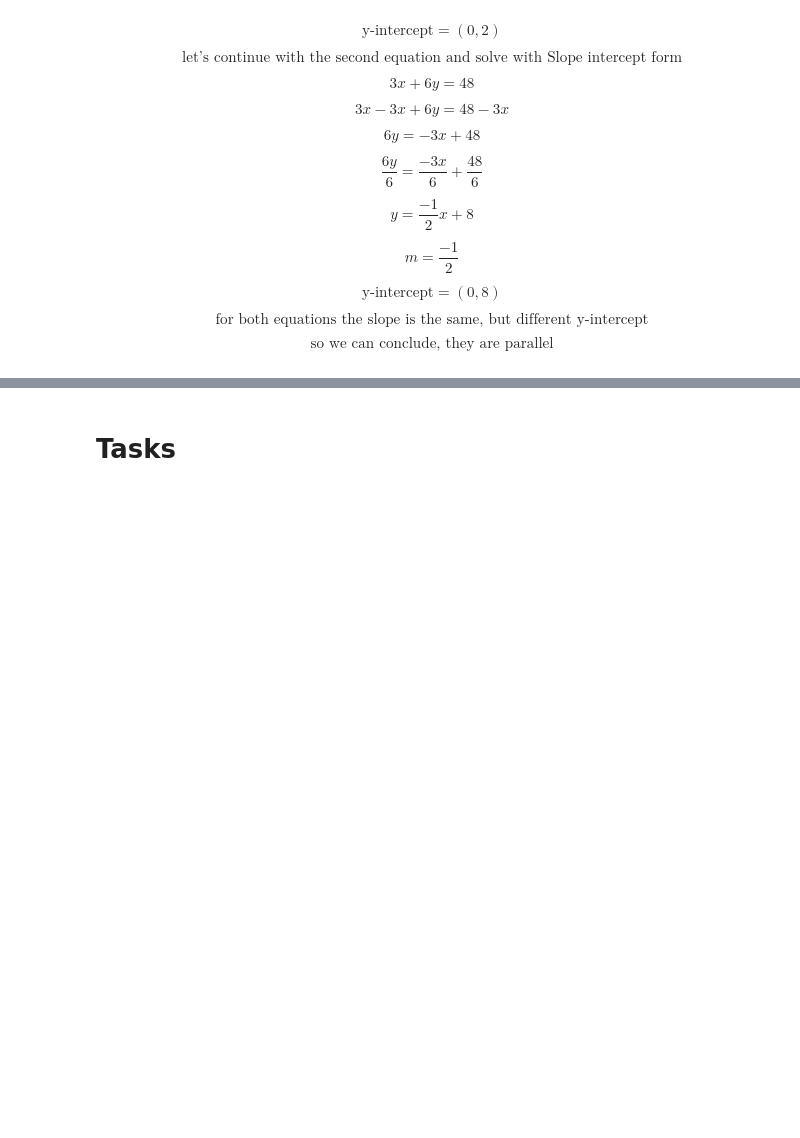
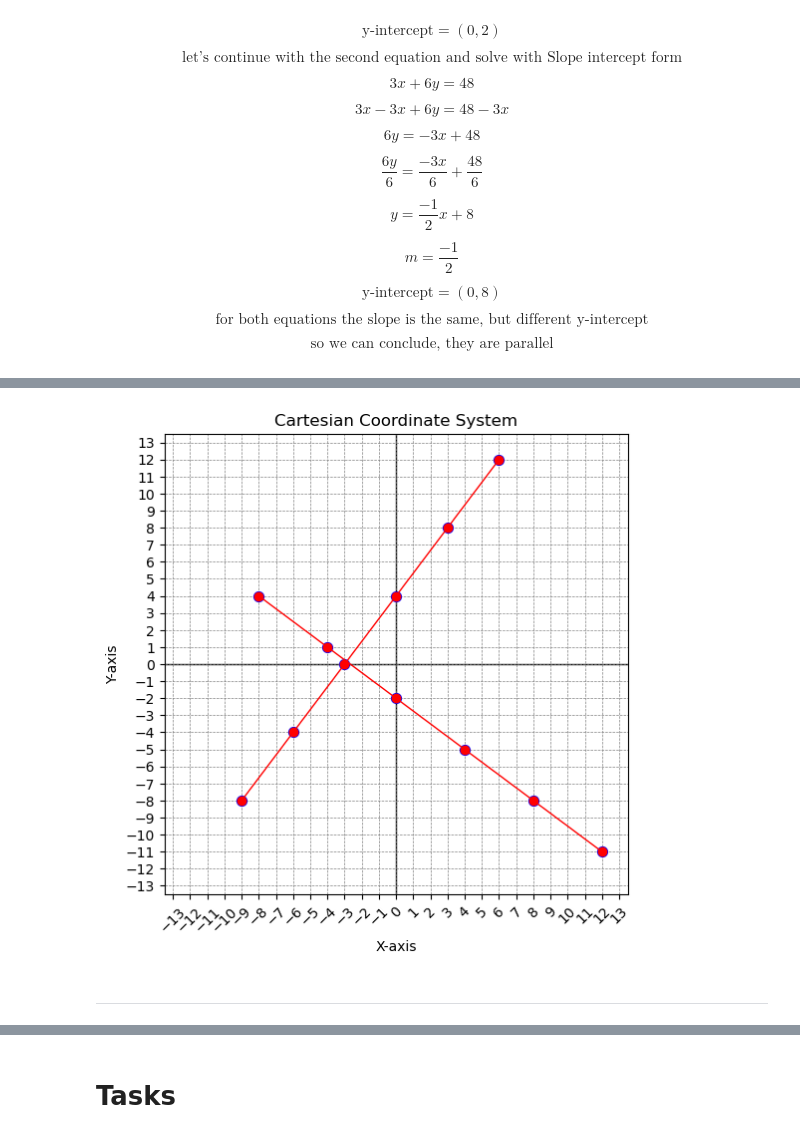
Before and after one commit to BZIvanov/Learning-Algebra, a Jupyter notebook: Algebra1/Algebra1.ipynb, the cells around one changed output, grey strips where cells are left out. Cells and saved outputs as stored; diff of their text form; code cells hidden in the pictures; blank space fills up the shorter version.

```diff
--- a/Algebra1/Algebra1.ipynb
+++ b/Algebra1/Algebra1.ipynb
@@ -809,0 +823,6 @@ draw_cartesian_system([[(-9, -8), (-6, -4), (-3, 0), (0, 4), (3, 8), (6, 12)], [
+# %%
+draw_cartesian_system([[(-9, -8), (-6, -4), (-3, 0), (0, 4), (3, 8), (6, 12)], [(-8, 4), (-4, 1), (0, -2), (4, -5), (8, -8), (12, -11)]])
+# %% [output]
+[figure, added]
+# %% [markdown]
+---
```
Also changed, not shown: parts of 19 cells of this notebook.
